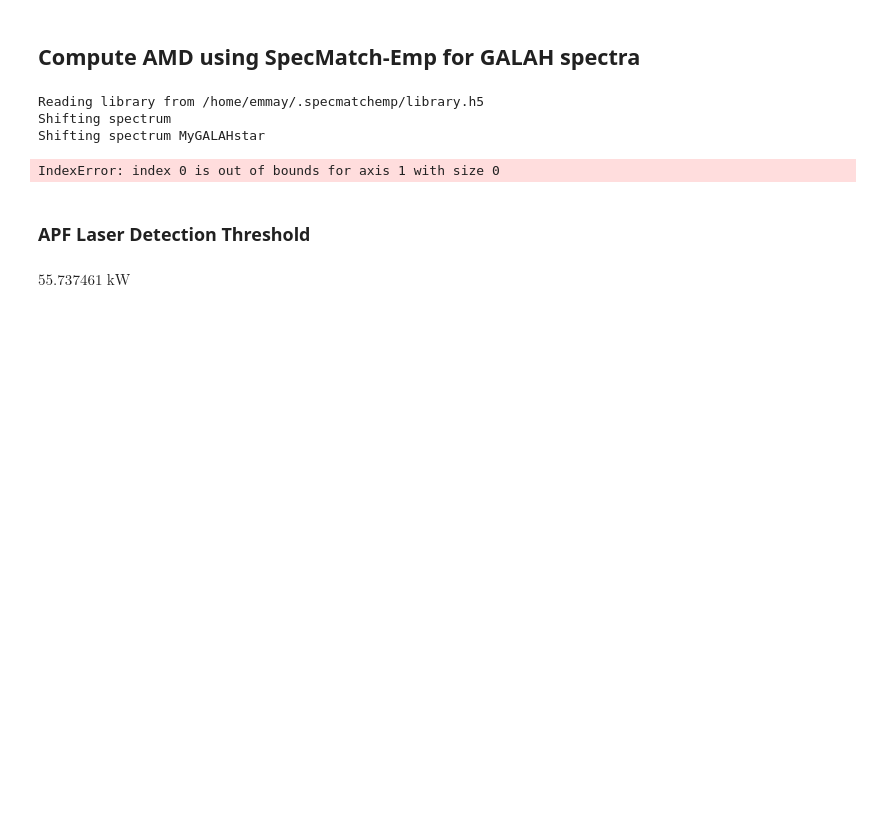
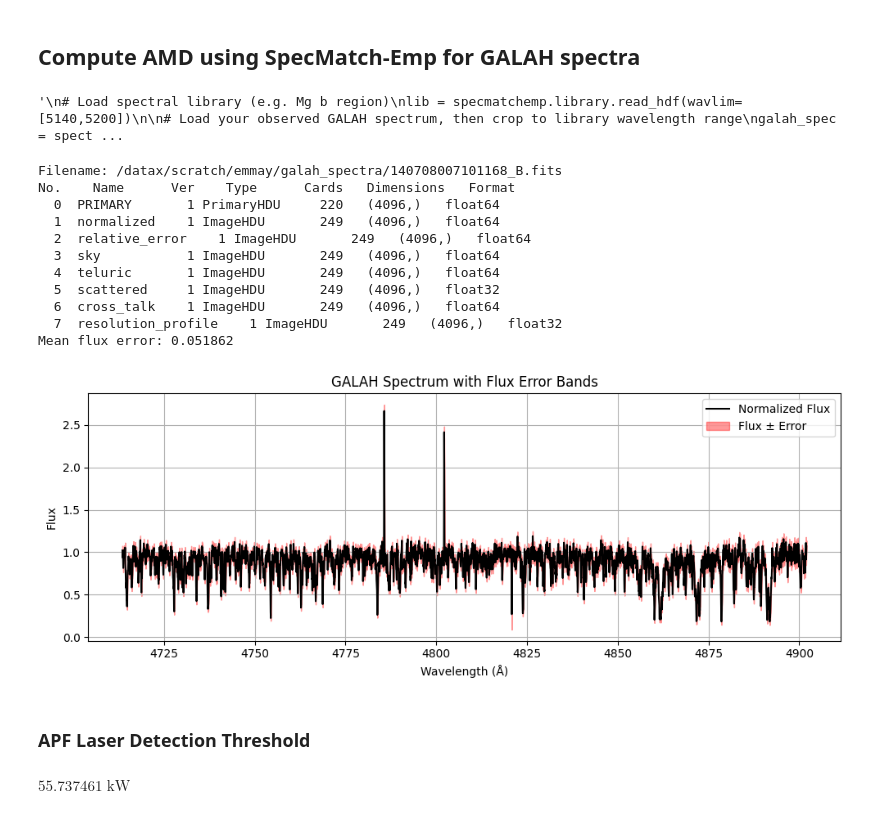
Before and after one commit to eyu22/BL2025, a Jupyter notebook: calc_laser.ipynb, the cells around one changed output. Drawn from its saved outputs; the diff is of its cells as text; code cells hidden in the pictures; blank space fills up the shorter version.

```diff
--- a/calc_laser.ipynb
+++ b/calc_laser.ipynb
@@ -11,6 +11,8 @@ from specmatchemp.specmatch import SpecMatch
 # %% [markdown]
 ## Compute AMD using SpecMatch-Emp for GALAH spectra
 # %%
+# Doesn't work since GALAH doesn't cover 5140-5200 A
+'''
 # Load spectral library (e.g. Mg b region)
 lib = specmatchemp.library.read_hdf(wavlim=[5140,5200])
 
@@ -37,11 +39,60 @@ print("[Fe/H]:", sm.results['feh'])
 
 # Calculate residuals between observed and best-fit model
 residuals = galah_spec.flux - sm.lincomb_spectrum.flux
+'''
 # %% [output]
-Reading library from /home/emmay/.specmatchemp/library.h5
-Shifting spectrum
-Shifting spectrum MyGALAHstar
+'\n# Load spectral library (e.g. Mg b region)\nlib = specmatchemp.library.read_hdf(wavlim=[5140,5200])\n\n# Load your observed GALAH spectrum, then crop to library wavelength range\ngalah_spec = spect ...
-IndexError: index 0 is out of bounds for axis 1 with size 0
+# %%
+# === Load the GALAH FITS file ===
+hdul = fits.open('/datax/scratch/emmay/galah_spectra/140708007101168_B.fits')
+hdul.info()
+
+# === Extract spectrum and relative error ===
+flux = hdul[1].data                     # Normalized spectrum
+rel_err = hdul[2].data                  # Relative error (fractional)
+
+# === Get wavelength solution from header ===
+hdr = hdul[1].header
+crval1 = hdr['CRVAL1']                  # Starting wavelength (Å)
+cdelt1 = hdr['CDELT1']                  # Wavelength increment
+crpix1 = hdr['CRPIX1']                  # Reference pixel
+npix = hdr['NAXIS1']                    # Number of pixels
+
+# === Construct wavelength array ===
+wavelength = crval1 + (np.arange(npix) + 1 - crpix1) * cdelt1
+
+# === Calculate absolute error ===
+abs_err = rel_err * flux
+
+# === Compute mean flux error (ignoring NaNs if present) ===
+mean_flux_error = np.nanmean(np.abs(abs_err))
+print(f"Mean flux error: {mean_flux_error:.6f}")
+
+# === Optional: Plot the flux with error bands ===
+plt.figure(figsize=(10, 4))
+plt.plot(wavelength, flux, label='Normalized Flux', color='black')
+plt.fill_between(wavelength, flux - abs_err, flux + abs_err,
+                 color='red', alpha=0.4, label='Flux ± Error')
+plt.xlabel("Wavelength (Å)")
+plt.ylabel("Flux")
+plt.title("GALAH Spectrum with Flux Error Bands")
+plt.grid(True)
+plt.legend()
+plt.tight_layout()
+plt.show()
+# %% [output]
+Filename: /datax/scratch/emmay/galah_spectra/140708007101168_B.fits
+No.    Name      Ver    Type      Cards   Dimensions   Format
+  0  PRIMARY       1 PrimaryHDU     220   (4096,)   float64
+  1  normalized    1 ImageHDU       249   (4096,)   float64
+  2  relative_error    1 ImageHDU       249   (4096,)   float64
+  3  sky           1 ImageHDU       249   (4096,)   float64
+  4  teluric       1 ImageHDU       249   (4096,)   float64
+  5  scattered     1 ImageHDU       249   (4096,)   float32
+  6  cross_talk    1 ImageHDU       249   (4096,)   float64
+  7  resolution_profile    1 ImageHDU       249   (4096,)   float32
+Mean flux error: 0.051862
+[figure, added]
 # %%
 #Zuckerman (9)
 def calc_laser_l(alpha, AMD, lambda_l, d_E, epsilon, del_t, N_obs, A_APF, d_T):
```
Also changed, not shown: parts of 4 cells of this notebook, 1 other file.
